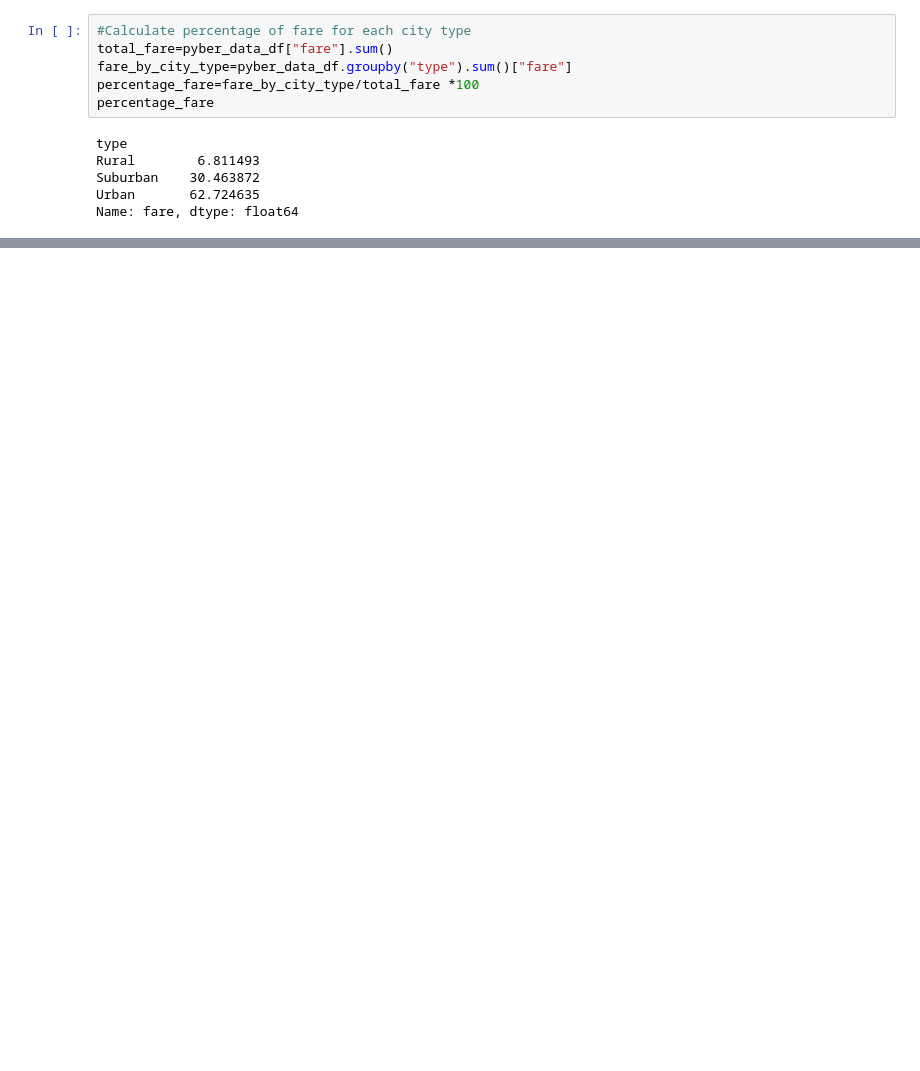
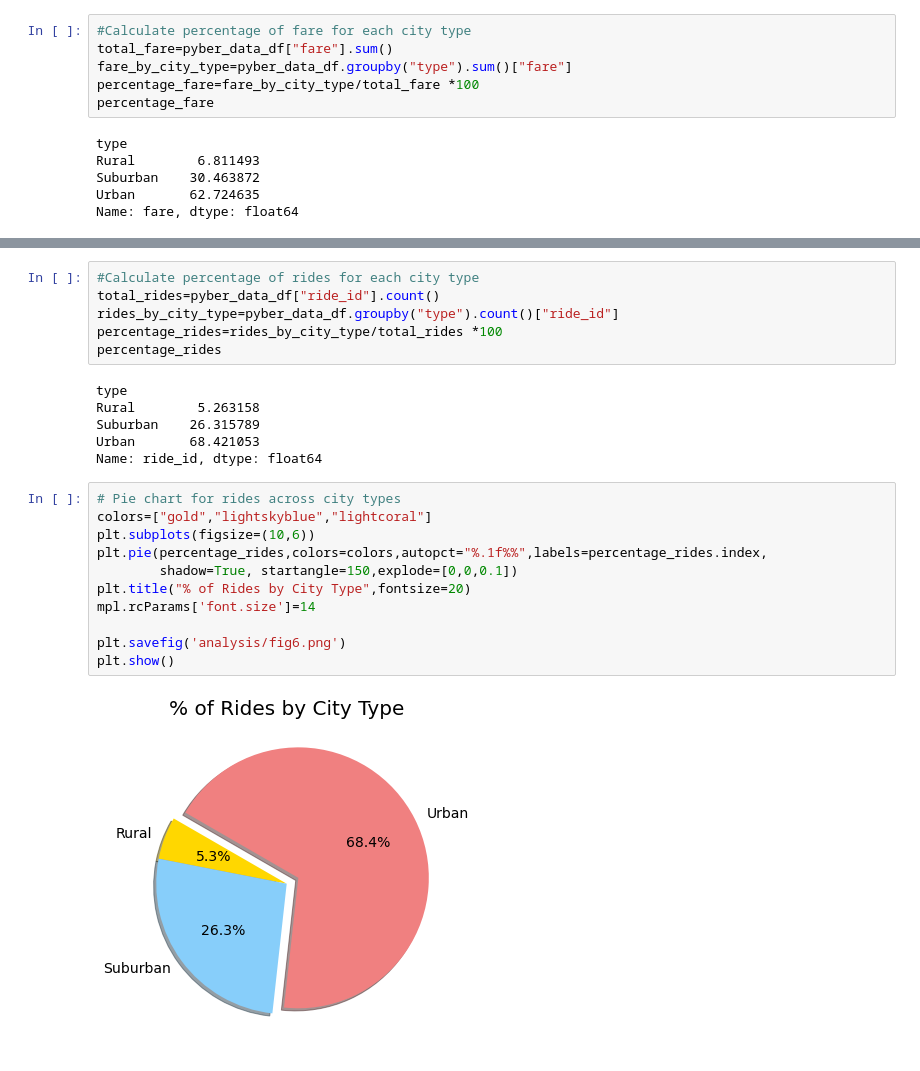
Before and after one commit to Dhanushree27/PyBer_Analysis, a Jupyter notebook: PyBer.ipynb, the cells around one changed output, grey strips where cells are left out. Drawn from its saved outputs; the diff is of its cells as text; blank space fills up the shorter version.

```diff
--- a/PyBer.ipynb
+++ b/PyBer.ipynb
@@ -614,2 +616,27 @@ plt.savefig('analysis/fig3.png')
 # %% [output]
 [figure]
+# %%
+#Calculate percentage of rides for each city type
+total_rides=pyber_data_df["ride_id"].count()
+rides_by_city_type=pyber_data_df.groupby("type").count()["ride_id"]
+percentage_rides=rides_by_city_type/total_rides *100
+percentage_rides
+# %% [output]
+type
+Rural        5.263158
+Suburban    26.315789
+Urban       68.421053
+Name: ride_id, dtype: float64
+# %%
+# Pie chart for rides across city types
+colors=["gold","lightskyblue","lightcoral"]
+plt.subplots(figsize=(10,6))
+plt.pie(percentage_rides,colors=colors,autopct="%.1f%%",labels=percentage_rides.index,
+        shadow=True, startangle=150,explode=[0,0,0.1])
+plt.title("% of Rides by City Type",fontsize=20)
+mpl.rcParams['font.size']=14
+
+plt.savefig('analysis/fig6.png')
+plt.show()
+# %% [output]
+[figure, added]
```
Also changed, not shown: parts of 5 cells of this notebook, 5 other files.
